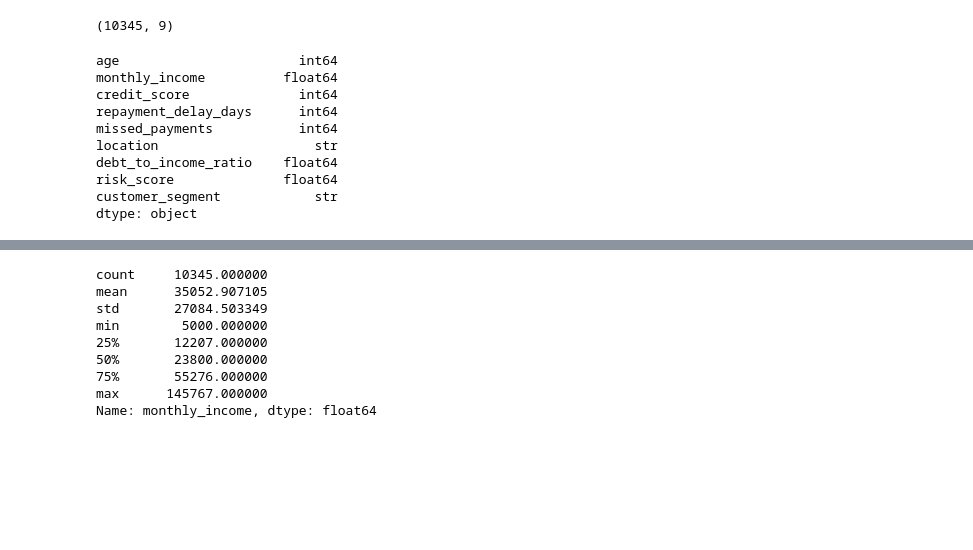
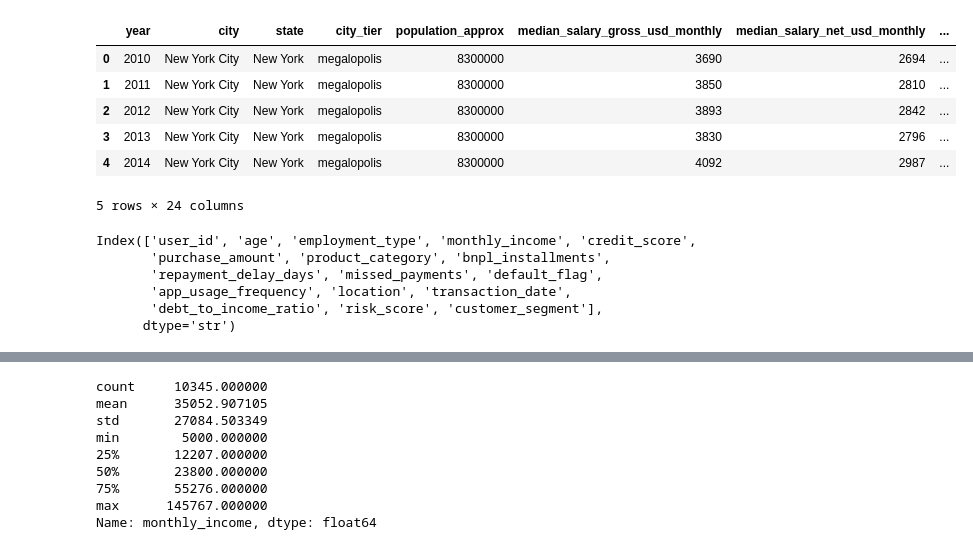
Before and after one commit to NaniCode725/Buy-Now-Pay-Later-Credit-Risk-Prediction, a Jupyter notebook: Data/Notebooks/visualization.ipynb, the cells around one changed output, grey strips where cells are left out. Saved outputs shown, nothing was run; the diff lists cells and outputs as text; code cells hidden in the pictures; blank space fills up the shorter version.

```diff
--- a/Data/Notebooks/visualization.ipynb
+++ b/Data/Notebooks/visualization.ipynb
@@ -40,2 +20,21 @@ Index(['user_id', 'age', 'employment_type', 'monthly_income', 'credit_score',
+# %%
+Salary.head()
+# %% [output]
+|  | year | city | state | city_tier | population_approx | median_salary_gross_usd_monthly | median_salary_net_usd_monthly | ... |
+| 0 | 2010 | New York City | New York | megalopolis | 8300000 | 3690 | 2694 | ... |
+| 1 | 2011 | New York City | New York | megalopolis | 8300000 | 3850 | 2810 | ... |
+| 2 | 2012 | New York City | New York | megalopolis | 8300000 | 3893 | 2842 | ... |
+| 3 | 2013 | New York City | New York | megalopolis | 8300000 | 3830 | 2796 | ... |
+| 4 | 2014 | New York City | New York | megalopolis | 8300000 | 4092 | 2987 | ... |
+5 rows × 24 columns
+# %%
+BNPL.columns
+# %% [output]
+Index(['user_id', 'age', 'employment_type', 'monthly_income', 'credit_score',
+       'purchase_amount', 'product_category', 'bnpl_installments',
+       'repayment_delay_days', 'missed_payments', 'default_flag',
+       'app_usage_frequency', 'location', 'transaction_date',
+       'debt_to_income_ratio', 'risk_score', 'customer_segment'],
+      dtype='str')
 # %%
 #Keeping only columns needed for research
@@ -43,22 +42,3 @@ df = df[['age', 'monthly_income', 'credit_score',
        'repayment_delay_days', 'missed_payments',
         'location',
        'debt_to_income_ratio', 'risk_score', 'customer_segment']]
-# %%
-df.head(10)
-
-print(df.shape)
-# %% [output]
-(10345, 9)
-# %%
-df.dtypes
-# %% [output]
-age                       int64
-monthly_income          float64
-credit_score              int64
-repayment_delay_days      int64
-missed_payments           int64
-location                    str
-debt_to_income_ratio    float64
-risk_score              float64
-customer_segment            str
-dtype: object
```
Also changed, not shown: parts of 26 cells of this notebook.
